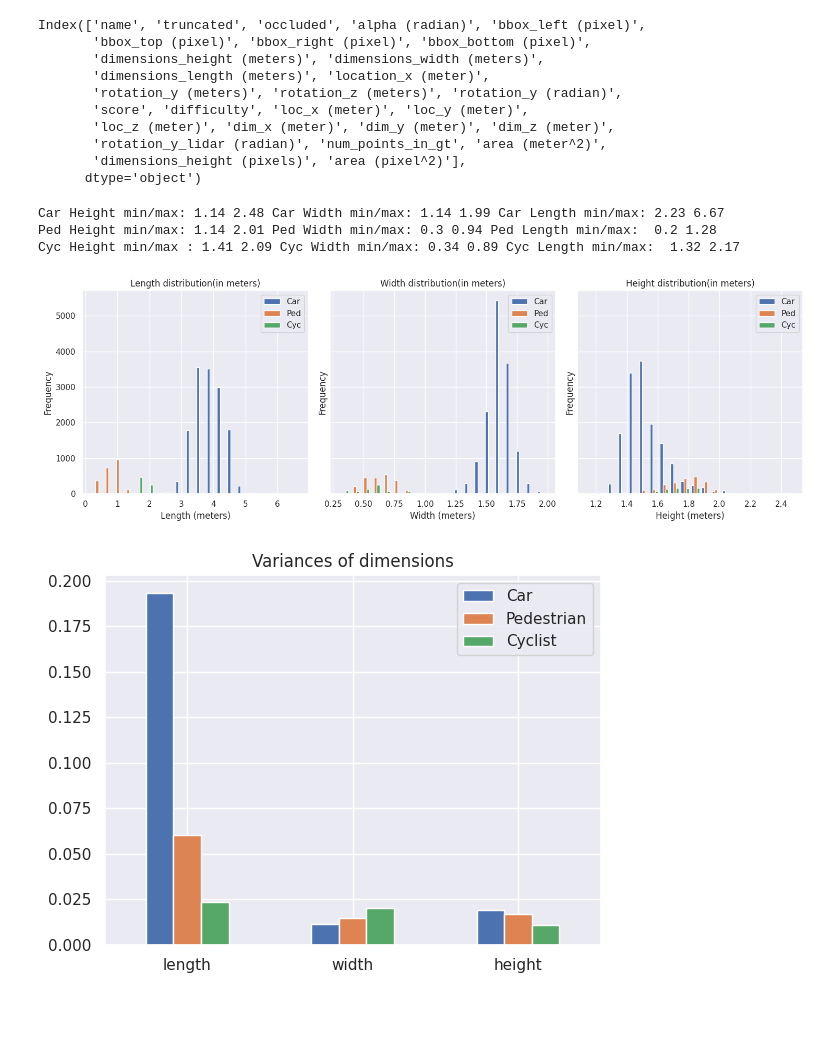
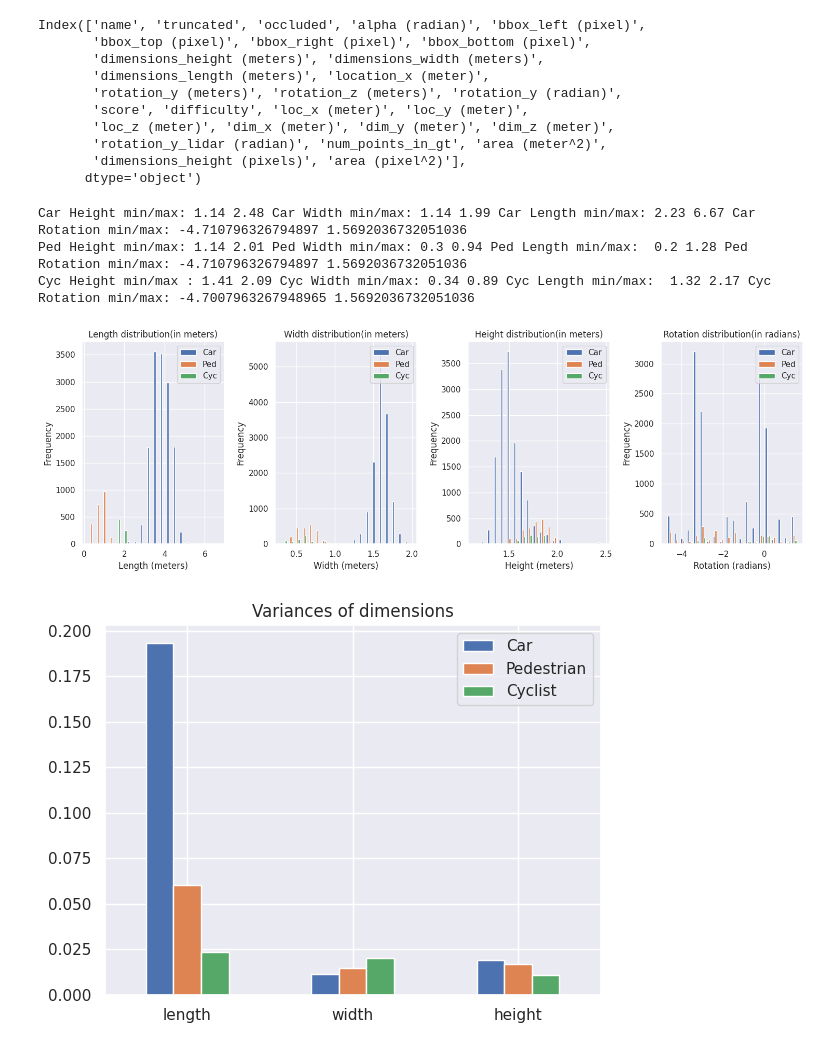
Before and after one commit to shashankag14/OpenPCDet, a Jupyter notebook: kitti_stats.ipynb, the cells around one changed output. Saved outputs shown, nothing was run; the diff lists cells and outputs as text; code cells hidden in the pictures; blank space fills up the shorter version.

Commit message:
Added rotation distribution

```diff
--- a/kitti_stats.ipynb
+++ b/kitti_stats.ipynb
@@ -164,60 +164,73 @@ kitti_car_length = sep_dfs['Car']['dim_x (meter)']
 kitti_car_width = sep_dfs['Car']['dim_y (meter)']
 kitti_car_height = sep_dfs['Car']['dim_z (meter)']
 kitti_car_depths = sep_dfs['Car']['loc_x (meter)']
+kitti_car_rot = sep_dfs['Car']['rotation_y_lidar (radian)']
 
 kitti_ped_length = sep_dfs['Pedestrian']['dim_x (meter)']
 kitti_ped_width = sep_dfs['Pedestrian']['dim_y (meter)']
 kitti_ped_height = sep_dfs['Pedestrian']['dim_z (meter)']
 kitti_ped_depths = sep_dfs['Pedestrian']['loc_x (meter)']
+kitti_ped_rot = sep_dfs['Pedestrian']['rotation_y_lidar (radian)']
 
 kitti_cyc_length = sep_dfs['Cyclist']['dim_x (meter)']
 kitti_cyc_width = sep_dfs['Cyclist']['dim_y (meter)']
 kitti_cyc_height = sep_dfs['Cyclist']['dim_z (meter)']
 kitti_cyc_depths = sep_dfs['Cyclist']['loc_x (meter)']
+kitti_cyc_rot = sep_dfs['Cyclist']['rotation_y_lidar (radian)']
 
 print("Car Height min/max:", kitti_car_height.min(), kitti_car_height.max(),
     "Car Width min/max:", kitti_car_width.min(), kitti_car_width.max(),
-    "Car Length min/max:", kitti_car_length.min(), kitti_car_length.max())
+    "Car Length min/max:", kitti_car_length.min(), kitti_car_length.max(),
+    "Car Rotation min/max:", kitti_car_rot.min(), kitti_car_rot.max())
 
 print("Ped Height min/max:", kitti_ped_height.min(), kitti_ped_height.max(),
     "Ped Width min/max:", kitti_ped_width.min(), kitti_ped_width.max(),
-    "Ped Length min/max: ", kitti_ped_length.min(), kitti_ped_length.max())
+    "Ped Length min/max: ", kitti_ped_length.min(), kitti_ped_length.max(),
+    "Ped Rotation min/max:", kitti_ped_rot.min(), kitti_ped_rot.max())
 
 print("Cyc Height min/max :", kitti_cyc_height.min(), kitti_cyc_height.max(),
     "Cyc Width min/max:", kitti_cyc_width.min(), kitti_cyc_width.max(),
-    "Cyc Length min/max: ", kitti_cyc_length.min(), kitti_cyc_length.max())
+    "Cyc Length min/max: ", kitti_cyc_length.min(), kitti_cyc_length.max(),
+    "Cyc Rotation min/max:", kitti_cyc_rot.min(), kitti_cyc_rot.max())
 # %% [output]
-Car Height min/max: 1.14 2.48 Car Width min/max: 1.14 1.99 Car Length min/max: 2.23 6.67
-Ped Height min/max: 1.14 2.01 Ped Width min/max: 0.3 0.94 Ped Length min/max:  0.2 1.28
-Cyc Height min/max : 1.41 2.09 Cyc Width min/max: 0.34 0.89 Cyc Length min/max:  1.32 2.17
+Car Height min/max: 1.14 2.48 Car Width min/max: 1.14 1.99 Car Length min/max: 2.23 6.67 Car Rotation min/max: -4.710796326794897 1.5692036732051036
+Ped Height min/max: 1.14 2.01 Ped Width min/max: 0.3 0.94 Ped Length min/max:  0.2 1.28 Ped Rotation min/max: -4.710796326794897 1.5692036732051036
+Cyc Height min/max : 1.41 2.09 Cyc Width min/max: 0.34 0.89 Cyc Length min/max:  1.32 2.17 Cyc Rotation min/max: -4.7007963267948965 1.5692036732051036
 # %%
-f, (ax1, ax2, ax3) = plt.subplots(1, 3, sharey=True, figsize=(15,5))
+f, (ax1, ax2, ax3, ax4) = plt.subplots(1, 4, sharey=False, figsize=(15,5))
 
 # =======================3D Bounding Box Length Distribution=======================
 ax1.hist([kitti_car_length, kitti_ped_length, kitti_cyc_length], bins=20, label=['Car', 'Ped', 'Cyc'])
 ax1.set_title("Length distribution(in meters)")
 ax1.set_ylabel("Frequency")
 ax1.set_xlabel("Length (meters)")
 ax1.legend(loc='upper right')
 
 # =======================3D Bounding Box Width Distribution=======================
 ax2.hist([kitti_car_width, kitti_ped_width, kitti_cyc_width], bins=20, label=['Car', 'Ped', 'Cyc'])
 ax2.set_title("Width distribution(in meters)")
 ax2.set_ylabel("Frequency")
 ax2.set_xlabel("Width (meters)")
 ax2.legend(loc='upper right')
 
 # =======================3D Bounding Box Height Distribution=======================
 ax3.hist([kitti_car_height, kitti_ped_height, kitti_cyc_height], bins=20, label=['Car', 'Ped', 'Cyc'])
 ax3.set_title("Height distribution(in meters)")
 ax3.set_ylabel("Frequency")
 ax3.set_xlabel("Height (meters)")
 ax3.legend(loc='upper right')
 
+# =======================3D Bounding Box Rotation Distribution=======================
+ax4.hist([kitti_car_rot, kitti_ped_rot, kitti_cyc_rot], bins=20, label=['Car', 'Ped', 'Cyc'])
+ax4.set_title("Rotation distribution(in radians)")
+ax4.set_ylabel("Frequency")
+ax4.set_xlabel("Rotation (radians)")
+ax4.legend(loc='upper right')
+
 plt.tight_layout()
 plt.savefig(os.path.join(save_plots_dir, 'dim_distribution.png'))
 # %% [output]
-[figure, old version]
+[figure, new version]
 # %%
 # Variances in dimensions of different classes
 from collections import defaultdict
```
Also changed, not shown: parts of 1 cell of this notebook, 1 other file.
